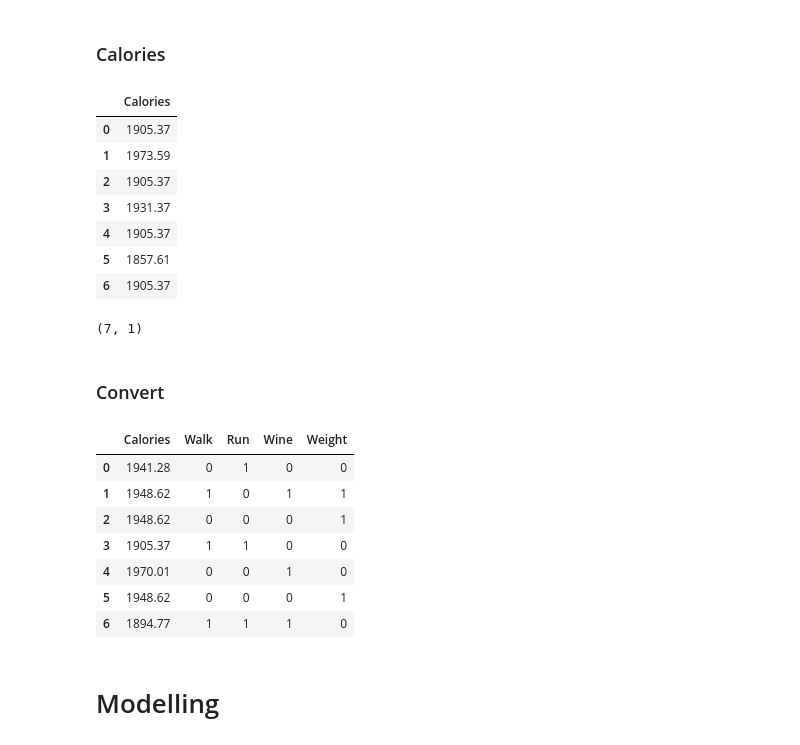
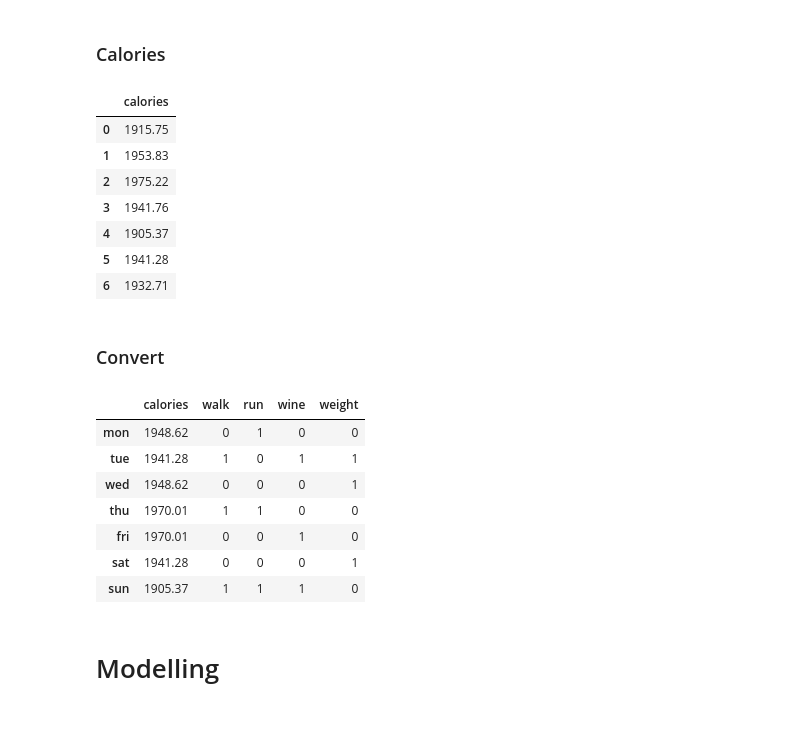
Before and after one commit to calvinkochunisg/HSG-CS-Project, a Jupyter notebook: Data/parse.ipynb, the cells around one changed output. Saved outputs shown, nothing was run; the diff lists cells and outputs as text; code cells hidden in the pictures.

```diff
--- a/Data/parse.ipynb
+++ b/Data/parse.ipynb
@@ -86,7 +88,7 @@ def parse(url):
         # Extract nutrients data and include the day of the week
         nutrients_data = {
             'Day': day.capitalize(),
-            'Calories': content['nutrients']['calories'],
+            'calories': content['nutrients']['calories'],
             'Protein': content['nutrients']['protein'],
             'Fat': content['nutrients']['fat'],
             'Carbohydrates': content['nutrients']['carbohydrates']
@@ -96,7 +98,7 @@ def parse(url):
 
     # Convert the list of nutrients data into a DataFrame
     user_cal = pd.DataFrame(structured_nutrients)
-    user_cal = user_cal[["Calories"]]
+    user_cal = user_cal[["calories"]]
     return user_cal
 
 # Call the function and get the nutrients DataFrame
@@ -104,18 +106,14 @@ user_cal = parse(url)
 
 user_cal
 # %% [output]
-|  | Calories |
-| 0 | 1905.37 |
-| 1 | 1973.59 |
-| 2 | 1905.37 |
-| 3 | 1931.37 |
+|  | calories |
+| 0 | 1915.75 |
+| 1 | 1953.83 |
+| 2 | 1975.22 |
+| 3 | 1941.76 |
 | 4 | 1905.37 |
-| 5 | 1857.61 |
-| 6 | 1905.37 |
+| 5 | 1941.28 |
+| 6 | 1932.71 |
-# %%
-user_cal.shape
-# %% [output]
-(7, 1)
 # %% [markdown]
 ### Convert
 # %%
@@ -141,45 +139,47 @@ def convert(url, walk_days, run_days, weights_days, wine_days):
             run.append(1)
         else:
             run.append(0)
 
     for day in week:
         if day in wine_days:
             wine.append(1)
         else:
             wine.append(0)
 
     for day in week:
         if day in weights_days:
             weights.append(1)
         else:
             weights.append(0)
 
     user_rhy = pd.DataFrame({
-                        'Walk': walk,
-                        'Run': run,
-                        'Wine': wine,
-                        'Weight': weights})
+                        'walk': walk,
+                        'run': run,
+                        'wine': wine,
+                        'weight': weights})
 
     user_data = pd.concat([user_cal,user_rhy], axis=1)
+    user_data.reset_index(drop=True, inplace=True)
+    user_data.index = ["mon", "tue", "wed", "thu", "fri", "sat", "sun"]
     return user_data
 
 # Example usage
 list_date = ["tue", "thu", "sun"]
 list_date2 = ["mon", "thu", "sun"]
 list_date3 = ["tue", "wed", "sat"]
 list_date4 = ["tue", "fri", "sun"]
 
 user_data = convert(url, list_date, list_date2, list_date3, list_date4)
 user_data
 # %% [output]
-|  | Calories | Walk | Run | Wine | Weight |
-| 0 | 1941.28 | 0 | 1 | 0 | 0 |
-| 1 | 1948.62 | 1 | 0 | 1 | 1 |
-| 2 | 1948.62 | 0 | 0 | 0 | 1 |
-| 3 | 1905.37 | 1 | 1 | 0 | 0 |
-| 4 | 1970.01 | 0 | 0 | 1 | 0 |
-| 5 | 1948.62 | 0 | 0 | 0 | 1 |
-| 6 | 1894.77 | 1 | 1 | 1 | 0 |
+|  | calories | walk | run | wine | weight |
+| mon | 1948.62 | 0 | 1 | 0 | 0 |
+| tue | 1941.28 | 1 | 0 | 1 | 1 |
+| wed | 1948.62 | 0 | 0 | 0 | 1 |
+| thu | 1970.01 | 1 | 1 | 0 | 0 |
+| fri | 1970.01 | 0 | 0 | 1 | 0 |
+| sat | 1941.28 | 0 | 0 | 0 | 1 |
+| sun | 1905.37 | 1 | 1 | 1 | 0 |
 # %% [markdown]
 # Modelling
 # %% [markdown]
```
Also changed, not shown: parts of 5 cells of this notebook, 2 other files.
